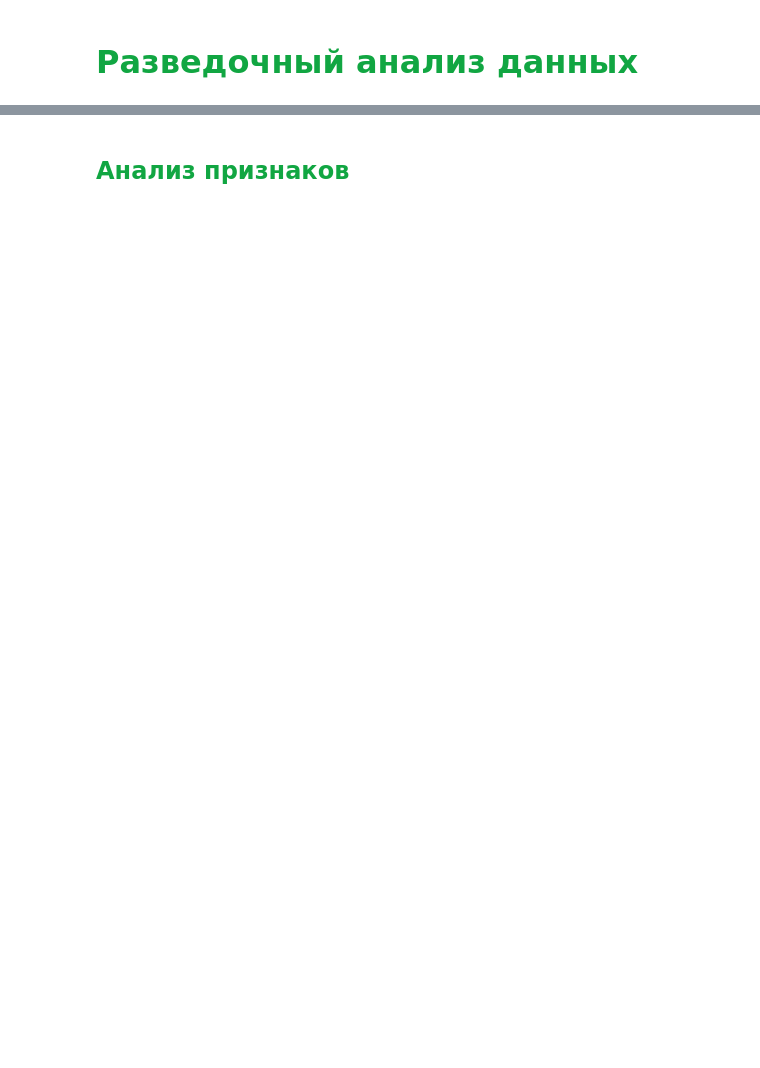
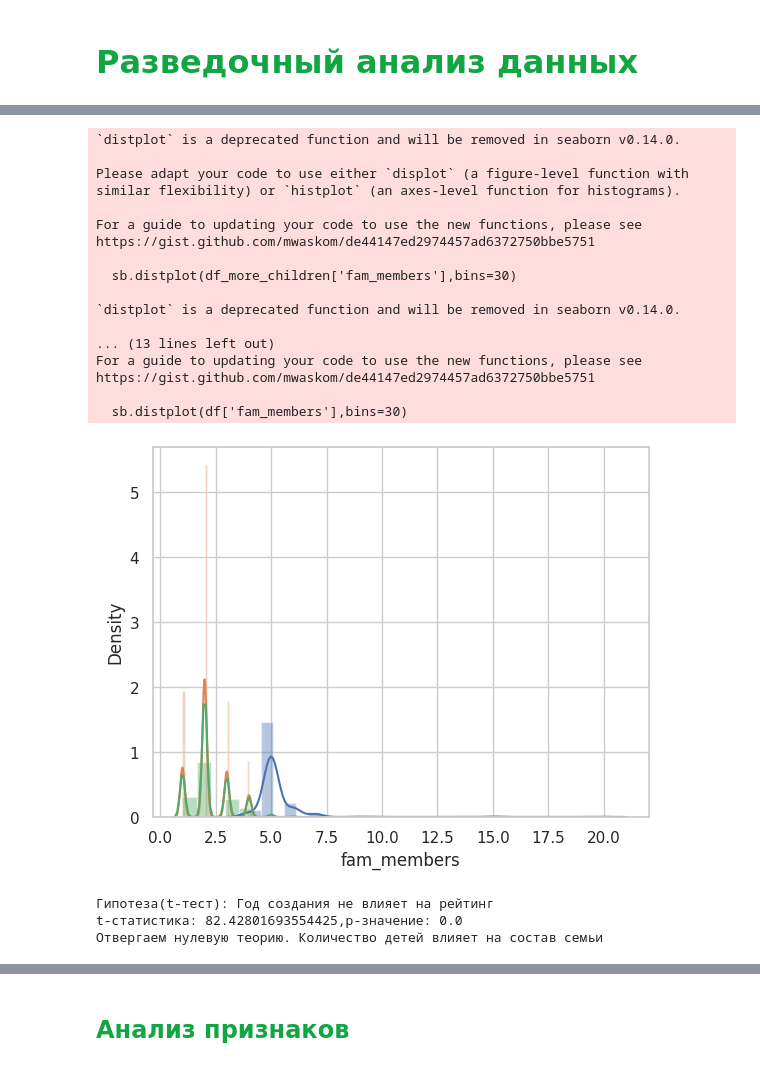
Before and after one commit to LanaDrog/CreditAnalytics, a Jupyter notebook: innopolis university/Итоговая работа Зуева Светлана.ipynb, the cells around one changed output, grey strips where cells are left out. Cells and saved outputs as stored; diff of their text form; code cells hidden in the pictures; blank space fills up the shorter version.

```diff
--- a/innopolis university/Итоговая работа Зуева Светлана.ipynb
+++ b/innopolis university/Итоговая работа Зуева Светлана.ipynb
@@ -556,0 +578,40 @@ brief_df(df)
+# %%
+sb.distplot(df_more_children['fam_members'],bins=30)
+sb.distplot(df_less_children['fam_members'],bins=30)
+sb.distplot(df['fam_members'],bins=30)
+plt.show()
+# %% [output]
+`distplot` is a deprecated function and will be removed in seaborn v0.14.0.
+
+Please adapt your code to use either `displot` (a figure-level function with
+similar flexibility) or `histplot` (an axes-level function for histograms).
+
+For a guide to updating your code to use the new functions, please see
+https://gist.github.com/mwaskom/de44147ed2974457ad6372750bbe5751
+
+  sb.distplot(df_more_children['fam_members'],bins=30)
+
+`distplot` is a deprecated function and will be removed in seaborn v0.14.0.
+
+... (13 lines left out)
+For a guide to updating your code to use the new functions, please see
+https://gist.github.com/mwaskom/de44147ed2974457ad6372750bbe5751
+
+  sb.distplot(df['fam_members'],bins=30)
+[figure, added]
+# %%
+df_more_children_ttest=df_more_children['fam_members']
+df_less_children_ttest=df_less_children['fam_members']
+
+
+t_stat, t_p_value = ttest_ind(df_more_children_ttest,df_less_children_ttest)
+print("\nГипотеза(t-тест): Год создания не влияет на рейтинг")
+print(f"t-статистика: {t_stat},p-значение: {t_p_value}")
+if t_p_value < 0.05:
+  print("Отвергаем нулевую теорию. Количество детей влияет на состав семьи ")
+else:
+  print("Не можем опровергнуть: количество детей не влияют на состав семьи")
+# %% [output]
+Гипотеза(t-тест): Год создания не влияет на рейтинг
+t-статистика: 82.42801693554425,p-значение: 0.0
+Отвергаем нулевую теорию. Количество детей влияет на состав семьи
```
Also changed, not shown: parts of 58 cells of this notebook, 4 other files.
